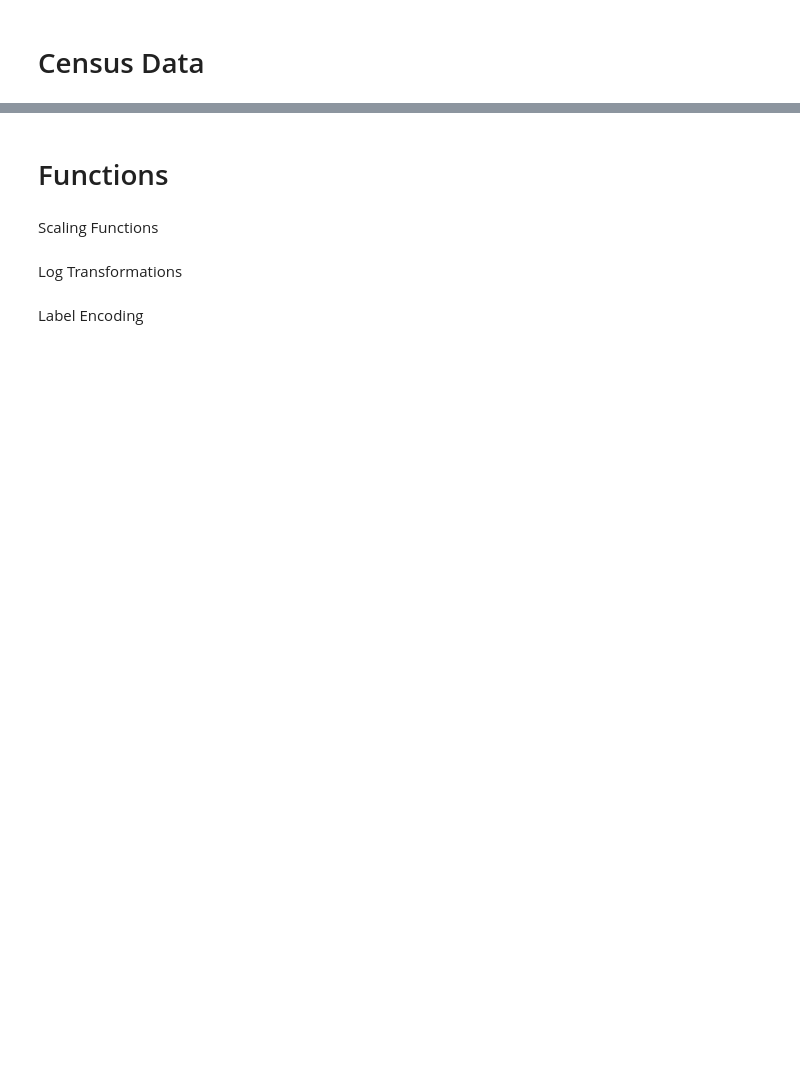
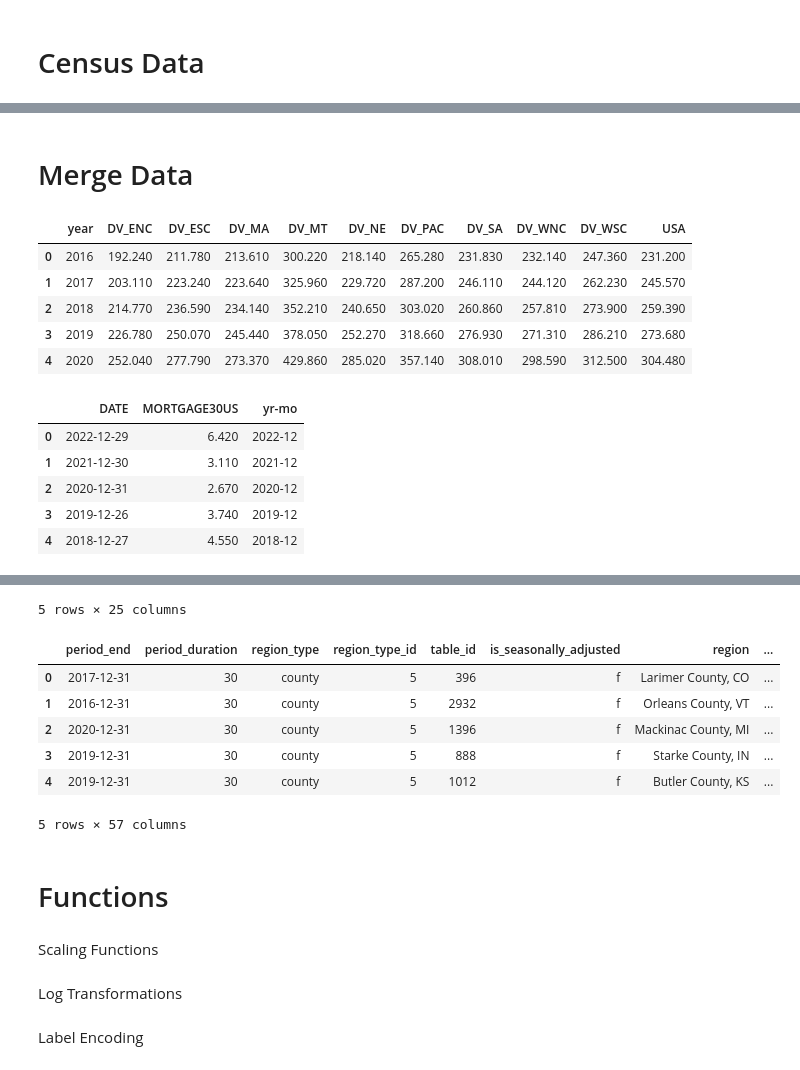
Before and after one commit to RyanZimmermanNWU/Northwestern-MSDS-Capstone-2023, a Jupyter notebook: Scripts/b. Data Pre-Processing.ipynb, the cells around one changed output, grey strips where cells are left out. Saved outputs shown, nothing was run; the diff lists cells and outputs as text; code cells hidden in the pictures; blank space fills up the shorter version.

```diff
--- a/Scripts/b. Data Pre-Processing.ipynb
+++ b/Scripts/b. Data Pre-Processing.ipynb
@@ -104,0 +235,27 @@ Log Transformed:
+# %% [markdown]
+# Merge Data
+# %%
+github = r'https://raw.githubusercontent.com/mattlibonati/Northwestern-MSDS-Capstone-2023/main/Data/'
+
+fhfa   = pd.read_csv(github+'fhfa.csv').drop(columns = ['Unnamed: 0'])
+fred   = pd.read_csv(github+'fred.csv').drop(columns = ['Unnamed: 0'])
+census = pd.read_csv(github+'census.csv')
+redfin = pd.read_csv(github+'redfin.csv').drop(columns = ['Unnamed: 0','period_begin'])
+
+display(fhfa.head())
+display(fred.head())
+display(census.head())
+display(redfin.head())
+# %% [output]
+|  | year | DV_ENC | DV_ESC | DV_MA | DV_MT | DV_NE | DV_PAC | DV_SA | DV_WNC | DV_WSC | USA |
+| 0 | 2016 | 192.240 | 211.780 | 213.610 | 300.220 | 218.140 | 265.280 | 231.830 | 232.140 | 247.360 | 231.200 |
+| 1 | 2017 | 203.110 | 223.240 | 223.640 | 325.960 | 229.720 | 287.200 | 246.110 | 244.120 | 262.230 | 245.570 |
+| 2 | 2018 | 214.770 | 236.590 | 234.140 | 352.210 | 240.650 | 303.020 | 260.860 | 257.810 | 273.900 | 259.390 |
+| 3 | 2019 | 226.780 | 250.070 | 245.440 | 378.050 | 252.270 | 318.660 | 276.930 | 271.310 | 286.210 | 273.680 |
+| 4 | 2020 | 252.040 | 277.790 | 273.370 | 429.860 | 285.020 | 357.140 | 308.010 | 298.590 | 312.500 | 304.480 |
+|  | DATE | MORTGAGE30US | yr-mo |
+| 0 | 2022-12-29 | 6.420 | 2022-12 |
+| 1 | 2021-12-30 | 3.110 | 2021-12 |
+| 2 | 2020-12-31 | 2.670 | 2020-12 |
+| 3 | 2019-12-26 | 3.740 | 2019-12 |
+| 4 | 2018-12-27 | 4.550 | 2018-12 |
@@ -105,3 +268,11 @@ Log Transformed:
+5 rows × 25 columns
+|  | period_end | period_duration | region_type | region_type_id | table_id | is_seasonally_adjusted | region | ... |
+| 0 | 2017-12-31 | 30 | county | 5 | 396 | f | Larimer County, CO | ... |
+| 1 | 2016-12-31 | 30 | county | 5 | 2932 | f | Orleans County, VT | ... |
+| 2 | 2020-12-31 | 30 | county | 5 | 1396 | f | Mackinac County, MI | ... |
+| 3 | 2019-12-31 | 30 | county | 5 | 888 | f | Starke County, IN | ... |
+| 4 | 2019-12-31 | 30 | county | 5 | 1012 | f | Butler County, KS | ... |
+5 rows × 57 columns
 # %% [markdown]
 # Functions
 # %% [markdown]
```
Also changed, not shown: parts of 11 cells of this notebook.
